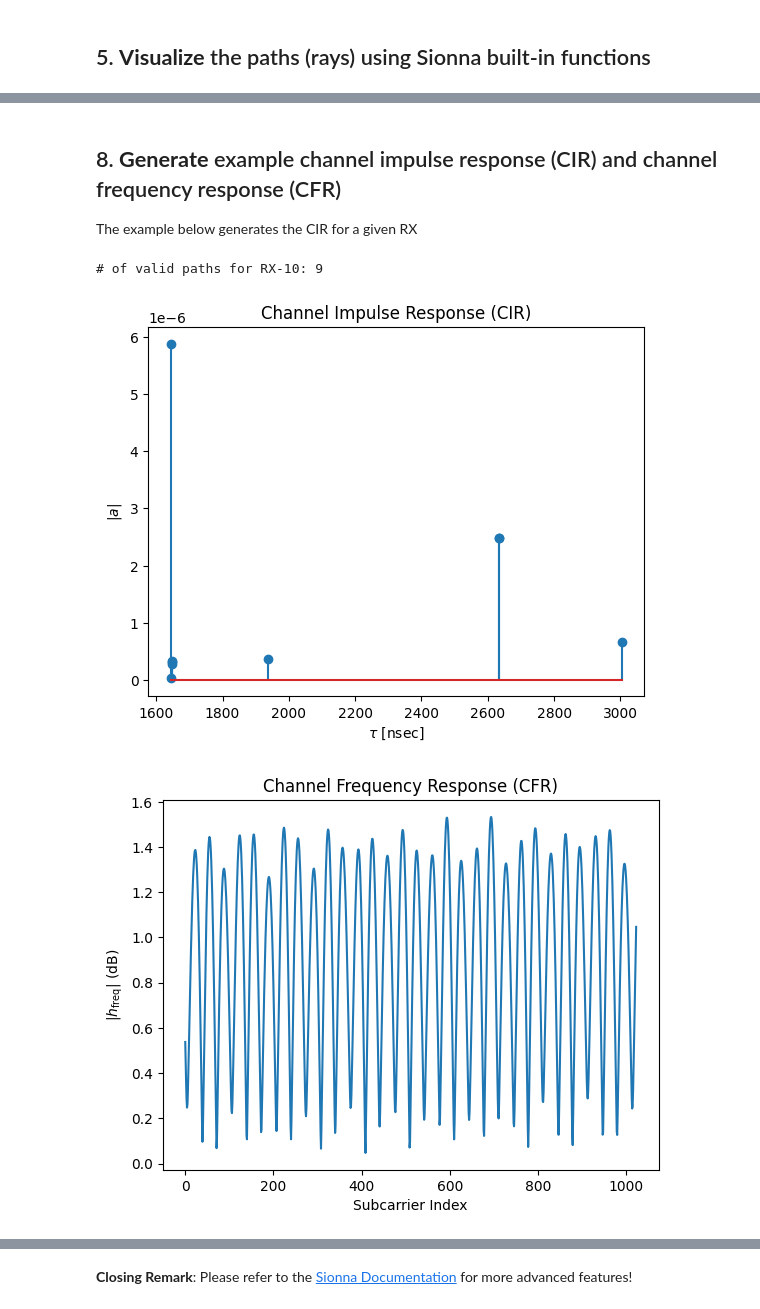
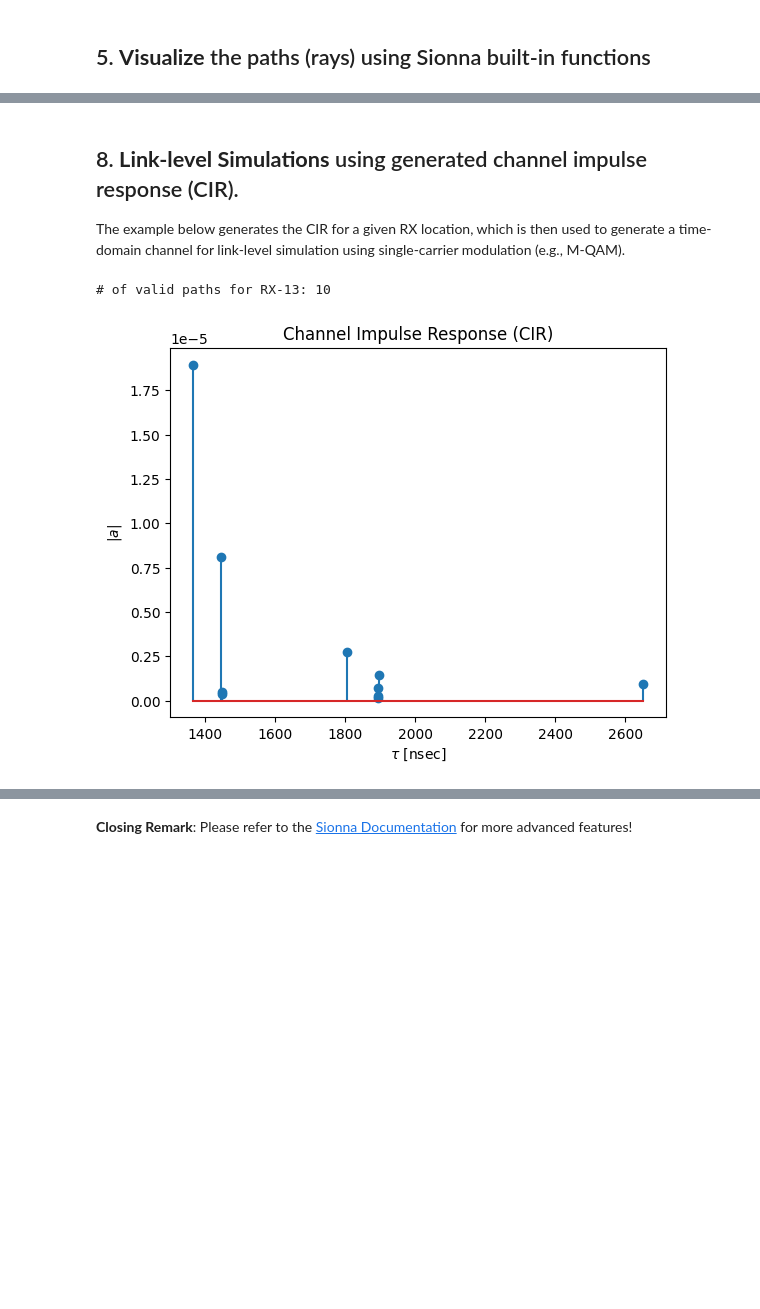
Before and after one commit to davidklee04/Sionna_Princeton, a Jupyter notebook: examples/2_sionna_rays_analysis.ipynb, the cells around one changed output, grey strips where cells are left out. Drawn from its saved outputs; the diff is of its cells as text; code cells hidden in the pictures; blank space fills up the shorter version.

Commit message:
updated m-qam link-level sim in t2

```diff
--- a/examples/2_sionna_rays_analysis.ipynb
+++ b/examples/2_sionna_rays_analysis.ipynb
@@ -206,7 +206,9 @@ def create_ray_dataset(paths, frequency):
         'rx_coord':[]
     }
 
-    ray_type_map = {0: "LoS", 1: "Specular reflection", 2: "Diffuse reflection", 4: "Refraction"}
+    # See sionna.rt.constants.InteractionType
+    ray_type_map = {0: "LOS", 1: "SPECULAR", 2: "DIFFUSE", 4: "REFRACTION"}
+
     a = np.asarray(paths.a).squeeze()
     tau = np.asarray(paths.tau).squeeze()
     types = np.asarray(paths.interactions).squeeze()
@@ -218,25 +220,23 @@ def create_ray_dataset(paths, frequency):
 
     # Extract relevant parameters
     for idx, item in enumerate(mask):
-
-        # Filter out the RX with no rays
+        # Filter out the RX if it has no valid paths
         if np.sum(item==True):
             for sub_idx, sub_item in enumerate(item):
                 if sub_item:
                     cur_ray_type = 0
                     for depth_idx in range(3-1, -1, -1):
                         cur_ray_type = types[depth_idx,idx,sub_idx]
-                        #print(f"types[{depth_idx},{idx},{sub_idx}]",cur_ray_type)
+                        # print(f"types[{depth_idx},{idx},{sub_idx}]",cur_ray_type)
                         if cur_ray_type != 0:
                             break
 
+                    # Store the list instead of np.array to avoid the space seperator in .csv
                     dataset["freq"].append(frequency)
                     dataset["type"].append(ray_type_map[cur_ray_type])
-                    z = np.complex64(a[0,idx,sub_idx] + 1j *a[1, idx,sub_idx])
+                    z = np.complex64(a[0,idx,sub_idx] + 1j*a[1, idx,sub_idx])
                     dataset["a"].append(z)
                     dataset["tau"].append(tau[idx,sub_idx])
-
-                    # Store the list instead of np.array to avoid the space seperator in csv
                     dataset["rx_id"].append(idx)
                     dataset["rx_coord"].append(valid_positions[idx].tolist())
                     dataset["phi_r"].append(phi_r[idx,sub_idx ])
@@ -247,7 +247,7 @@ def create_ray_dataset(paths, frequency):
     return pd.DataFrame(dataset)
 
 # Generate analysis dataframe
-df = create_ray_dataset(paths, frequency=3.66e9)
+df = create_ray_dataset(paths, frequency=3.65e9)
 df.head()
 # %% [output]
 |  | freq | rx_id | type | phi_r | phi_t | theta_r | theta_t | a | tau | rx_coord |
@@ -369,7 +367,7 @@ multi_cdf(tmp_df, "pathGain", "CDF for Path Gain (Normalized)", "Normalized Path
 # %% [markdown]
-## 8. **Generate** example channel impulse response (CIR) and channel frequency response (CFR)
+## 8. **Link-level Simulations** using generated channel impulse response (CIR).
 
-The example below generates the CIR for a given RX
+The example below generates the CIR for a given RX location, which is then used to generate a time-domain channel for link-level simulation using single-carrier modulation (e.g., M-QAM).
 # %%
 num_rx = np.asarray(paths.a).shape[1]
 
@@ -378,7 +376,7 @@ num_rx = np.asarray(paths.a).shape[1]
 rx_counts_ordered = df["rx_id"].value_counts()
 
 # Select the RX ID with the maximum number of associated paths (first in the sorted list)
-# to use for computing the Channel Impulse Response (CIR)
+# to use for computing the channel impulse response (CIR)
 tmp_rx_idx = rx_counts_ordered.keys()[0]
 
 # For a given RX, parse paths to generate
@@ -387,58 +385,58 @@ tmp_rx_idx = rx_counts_ordered.keys()[0]
 # - tmp_rx_valid in the dimension of [num_paths]
 tmp_rx_a = np.asarray(paths.a)[:,tmp_rx_idx,:,:,:,:].squeeze()
 tmp_rx_tau = np.asarray(paths.tau)[tmp_rx_idx,:,:].squeeze()
 tmp_rx_valid = np.asarray(paths.valid)[tmp_rx_idx,:,:].squeeze()
 
 if np.sum(tmp_rx_valid) <= 0:
     print(f"No valid paths for RX-{tmp_rx_idx}.")
 
 else:
     print(f"# of valid paths for RX-{tmp_rx_idx}: {np.sum(tmp_rx_valid)}")
     t = tmp_rx_tau[tmp_rx_valid]/1e-9 # Scale to nsec
     a_abs = np.sqrt(tmp_rx_a[0, tmp_rx_valid]**2 + tmp_rx_a[1, tmp_rx_valid]**2)
     a_max = np.max(a_abs)
 
     # Plot the CIR
     plt.figure()
     plt.title("Channel Impulse Response (CIR)")
     plt.stem(t, a_abs)
     plt.xlabel(r"$\tau$ [nsec]")
     # plt.xlim([-0.1, np.max(t)*1.1])
     plt.ylabel(r"$|a|$");
     # plt.ylim([0, np.max(a_abs)*1.1])
 
-from sionna.rt import subcarrier_frequencies
+# # Compute the corresponding channel frequency response (CFR)
+# from sionna.rt import subcarrier_frequencies
 
-# Number of subcarriers and subcarrier spacing (scs) in Hz
-num_scs = 1024
-scs = 30e3
+# # Number of subcarriers and subcarrier spacing (scs) in Hz
+# num_scs = 1024
+# scs = 30e3
 
-# Compute frequencies of subcarriers relative to the carrier frequency
-freq = subcarrier_frequencies(num_scs, scs)
+# # Compute frequencies of subcarriers relative to the carrier frequency
+# freq = subcarrier_frequencies(num_scs, scs)
 
-# Compute channel frequency response (CFR)
-# Shape: [num_rx, num_rx_ant, num_tx, num_tx_ant, num_time_steps, num_subcarriers]
-h_freq = paths.cfr(frequencies=freq,
-                   normalize=True, # Normalize energy
-                   normalize_delays=True,
-                   out_type="numpy")
+# # Compute channel frequency response (CFR)
+# # Shape: [num_rx, num_rx_ant, num_tx, num_tx_ant, num_time_steps, num_subcarriers]
+# h_freq = paths.cfr(frequencies=freq,
+#                    normalize=True, # Normalize energy
+#                    normalize_delays=True,
+#                    out_type="numpy")
 
-h_freq_tmp_rx = h_freq.squeeze()[tmp_rx_idx, :]
+# h_freq_tmp_rx = h_freq.squeeze()[tmp_rx_idx, :]
 
-if np.sum(tmp_rx_valid) <= 0:
-    print(f"No valid paths for RX-{tmp_rx_idx}.")
+# if np.sum(tmp_rx_valid) <= 0:
+#     print(f"No valid paths for RX-{tmp_rx_idx}.")
 
-else:
-    # Plot the CFR
-    plt.figure()
-    plt.title("Channel Frequency Response (CFR)");
-    plt.plot(np.abs(h_freq_tmp_rx));
-    plt.xlabel("Subcarrier Index");
-    plt.ylabel(r"|$h_\text{freq}$| (dB)");
+# else:
+#     # Plot the CFR
+#     plt.figure()
+#     plt.title("Channel Frequency Response (CFR)");
+#     plt.plot(np.abs(h_freq_tmp_rx));
+#     plt.xlabel("Subcarrier Index");
+#     plt.ylabel(r"|$h_\text{freq}$| (dB)");
 # %% [output]
-# of valid paths for RX-10: 9
+# of valid paths for RX-13: 10
-[figure, old version]
+[figure, new version]
-[figure, removed]
 # %%
 import tensorflow as tf
 
```
Also changed, not shown: parts of 16 cells of this notebook.
